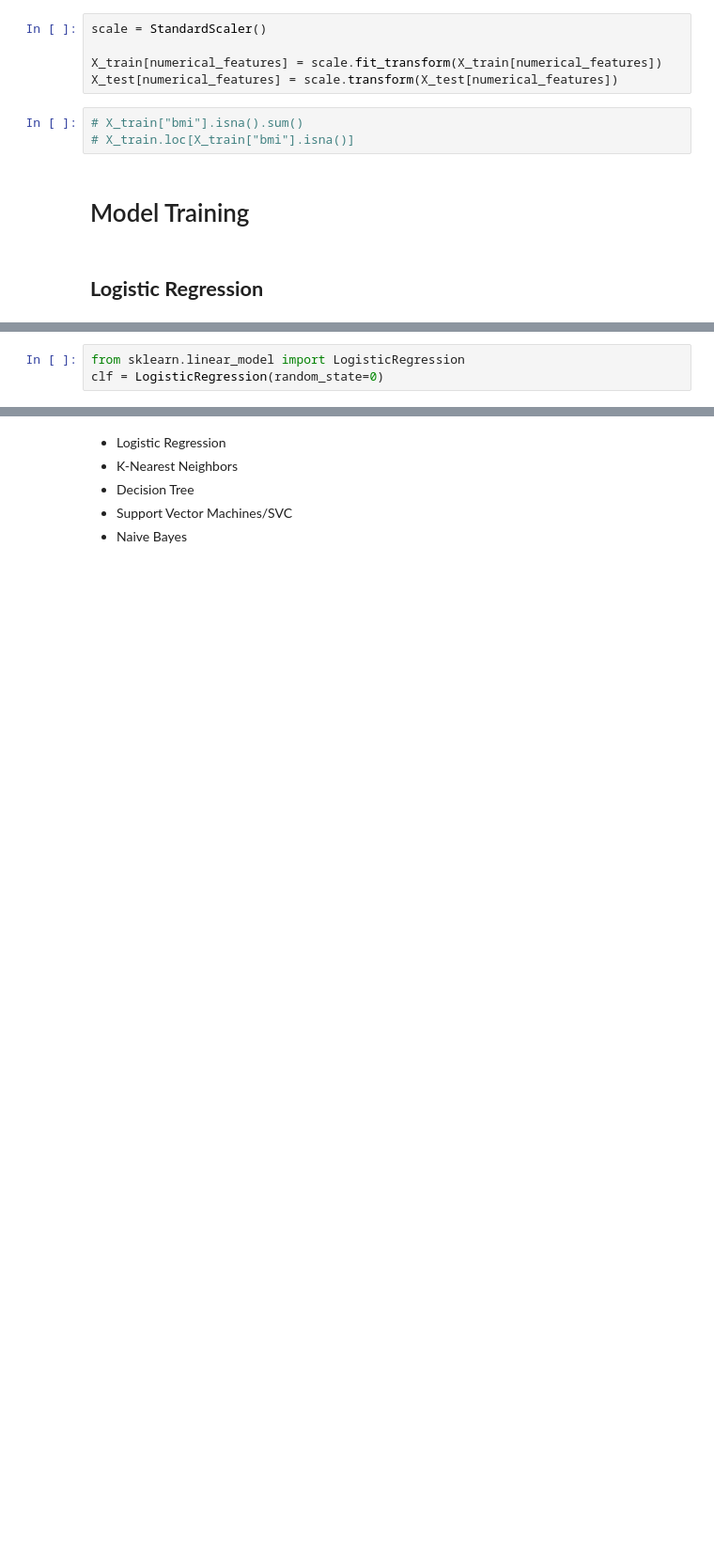
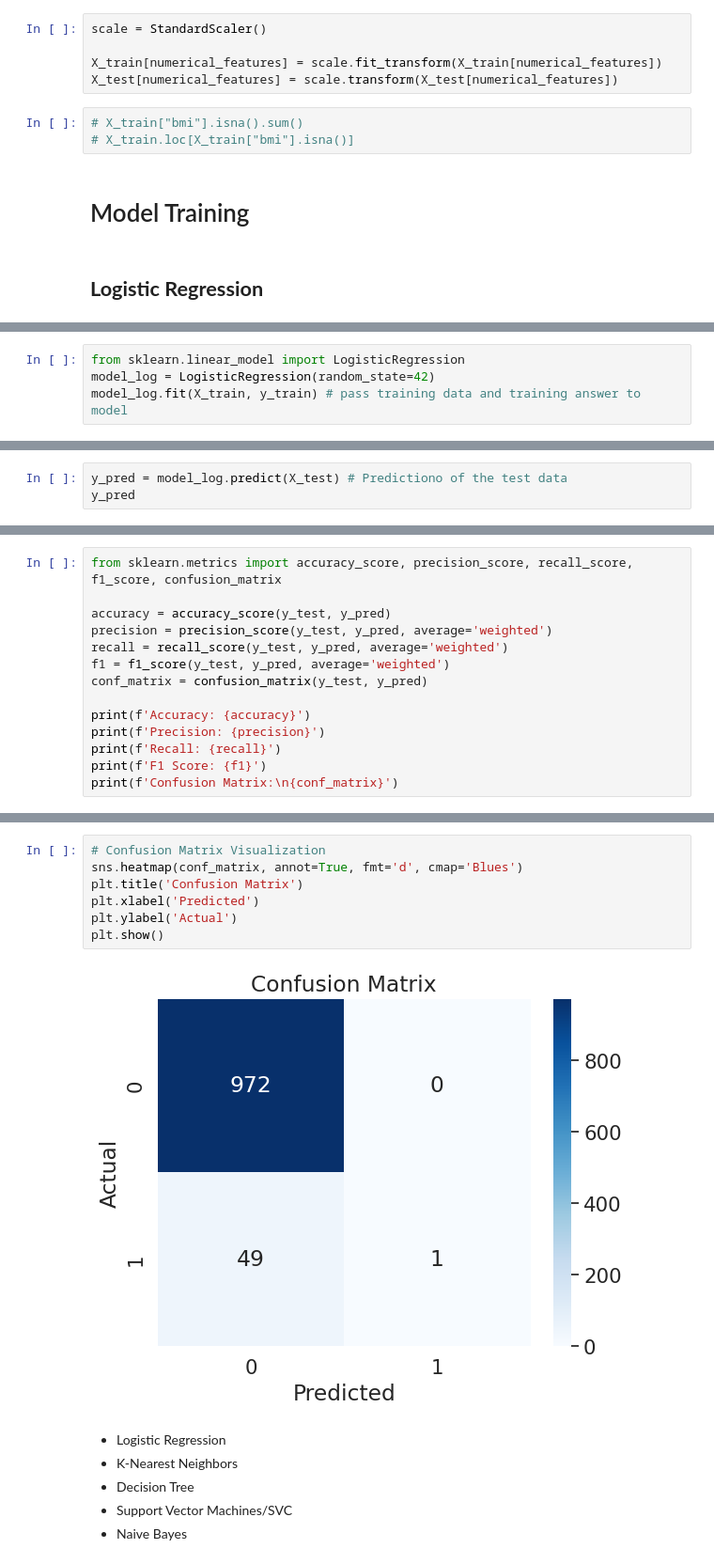
Before and after one commit to rajendra195/ds_project, a Jupyter notebook: Project_02/heart_stroke_classificaition.ipynb, the cells around one changed output, grey strips where cells are left out. Shown at 94% size. Drawn from its saved outputs; the diff is of its cells as text; blank space fills up the shorter version.

```diff
--- a/Project_02/heart_stroke_classificaition.ipynb
+++ b/Project_02/heart_stroke_classificaition.ipynb
@@ -1166,3 +1201,4 @@ X_train.shape, X_test.shape, y_train.shape, y_test.shape
 # %%
 from sklearn.linear_model import LogisticRegression
-clf = LogisticRegression(random_state=0)
+model_log = LogisticRegression(random_state=42)
+model_log.fit(X_train, y_train) # pass training data and training answer to model
@@ -1172,0 +1207,3 @@ clf.fit(X_train, y_train) # pass training data and training answer to model
+# %%
+y_pred = model_log.predict(X_test) # Predictiono of the test data
+y_pred
@@ -1174,0 +1226,14 @@ clf.fit(X_train, y_train) # pass training data and training answer to model
+# %%
+from sklearn.metrics import accuracy_score, precision_score, recall_score, f1_score, confusion_matrix
+
+accuracy = accuracy_score(y_test, y_pred)
+precision = precision_score(y_test, y_pred, average='weighted')
+recall = recall_score(y_test, y_pred, average='weighted')
+f1 = f1_score(y_test, y_pred, average='weighted')
+conf_matrix = confusion_matrix(y_test, y_pred)
+
+print(f'Accuracy: {accuracy}')
+print(f'Precision: {precision}')
+print(f'Recall: {recall}')
+print(f'F1 Score: {f1}')
+print(f'Confusion Matrix:\n{conf_matrix}')
@@ -1175,3 +1248,12 @@ clf.fit(X_train, y_train) # pass training data and training answer to model
+# %%
+# Confusion Matrix Visualization
+sns.heatmap(conf_matrix, annot=True, fmt='d', cmap='Blues')
+plt.title('Confusion Matrix')
+plt.xlabel('Predicted')
+plt.ylabel('Actual')
+plt.show()
+# %% [output]
+[figure, added]
 # %% [markdown]
 
 * Logistic Regression
```
Also changed, not shown: parts of 32 cells of this notebook.
